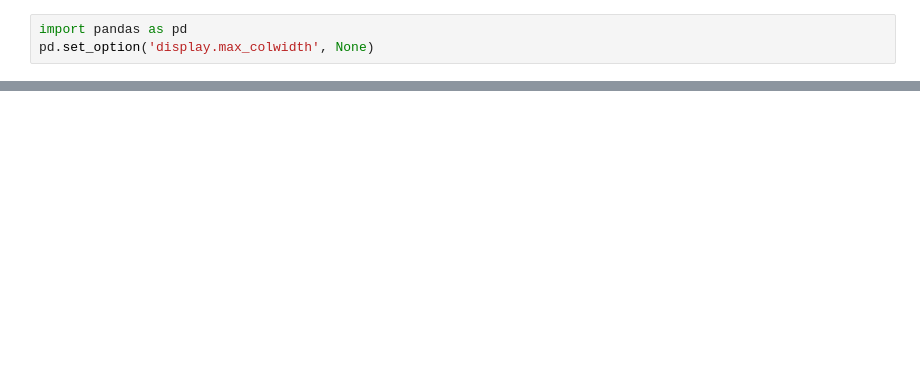
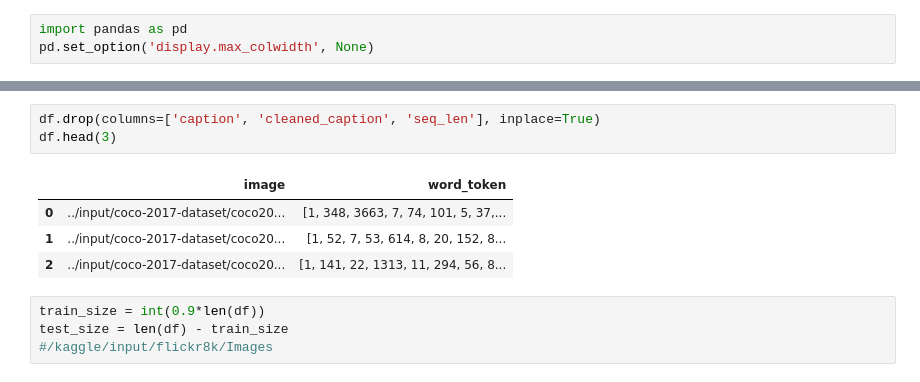
Before and after one commit to PrasannaKasar/Image-Captioning, a Jupyter notebook: image-captioning.ipynb, the cells around one changed output, grey strips where cells are left out. Drawn from its saved outputs; the diff is of its cells as text; blank space fills up the shorter version.

```diff
--- a/image-captioning.ipynb
+++ b/image-captioning.ipynb
@@ -81,0 +102,12 @@ test_loader = DataLoader(test_dataset, batch_size=32, shuffle=False)
+# %%
+df.drop(columns=['caption', 'cleaned_caption', 'seq_len'], inplace=True)
+df.head(3)
+# %% [output]
+|  | image | word_token |
+| 0 | ../input/coco-2017-dataset/coco20... | [1, 348, 3663, 7, 74, 101, 5, 37,... |
+| 1 | ../input/coco-2017-dataset/coco20... | [1, 52, 7, 53, 614, 8, 20, 152, 8... |
+| 2 | ../input/coco-2017-dataset/coco20... | [1, 141, 22, 1313, 11, 294, 56, 8... |
+# %%
+train_size = int(0.9*len(df))
+test_size = len(df) - train_size
+#/kaggle/input/flickr8k/Images
```
Also changed, not shown: parts of 38 cells of this notebook.
